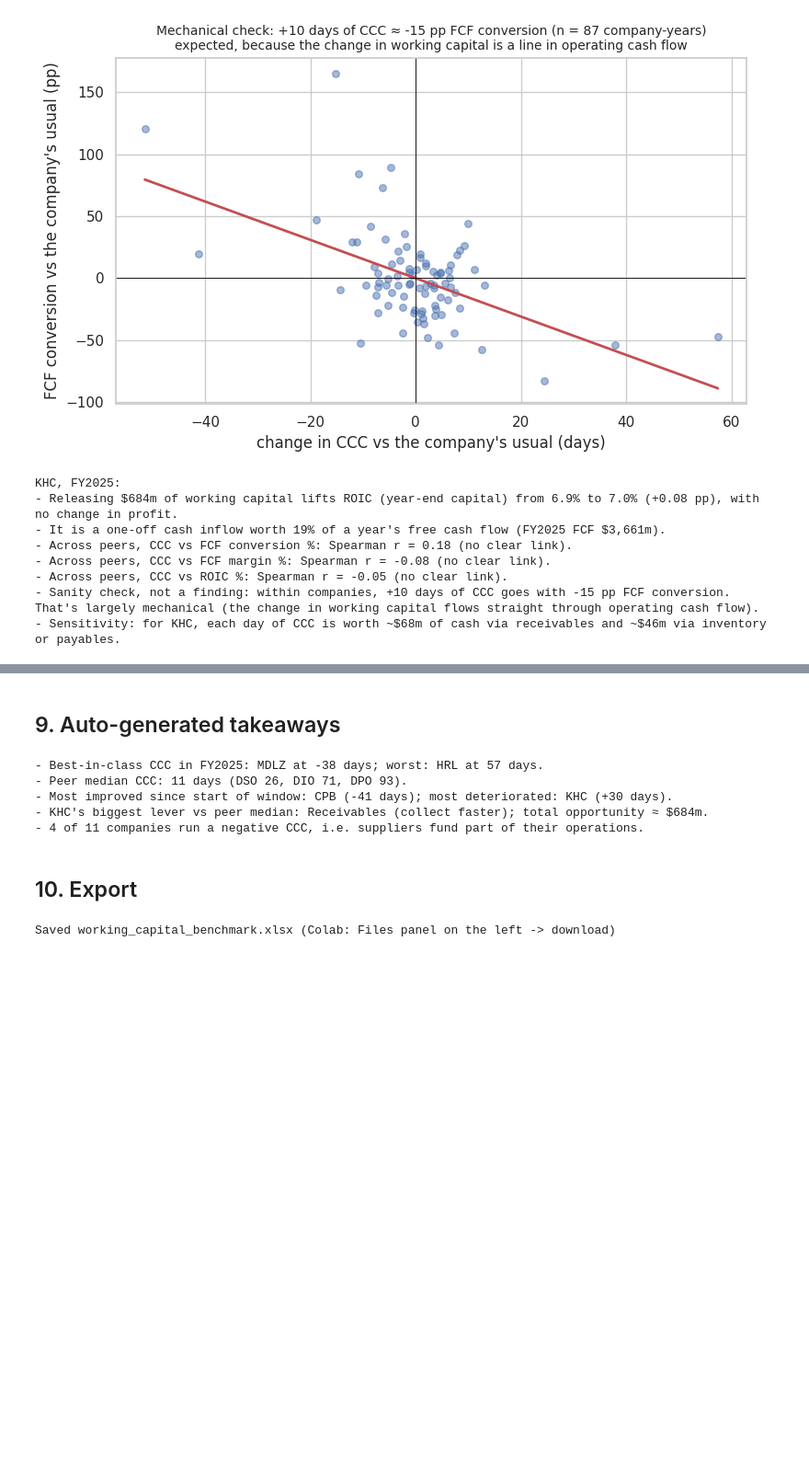
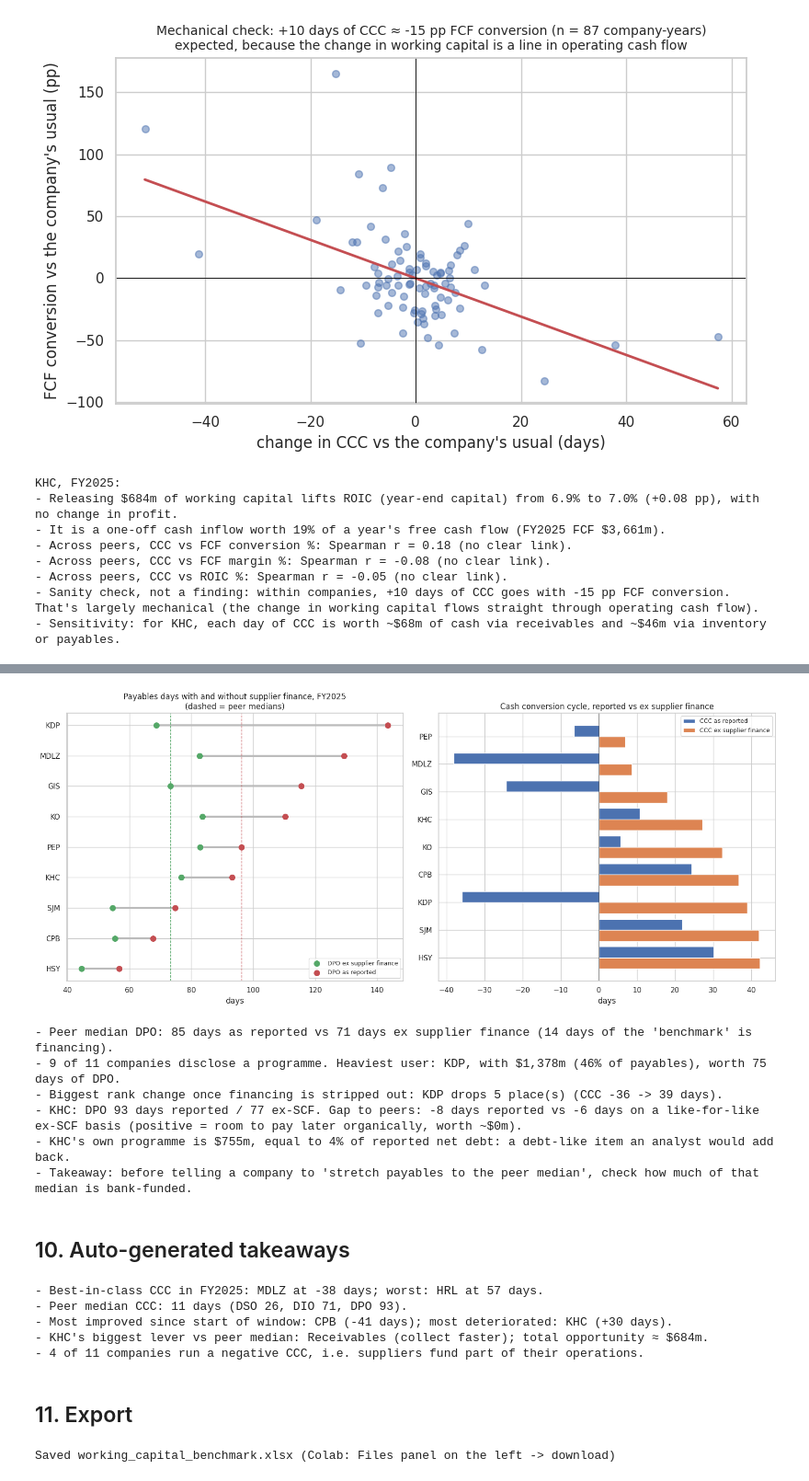
Before and after one commit to riyagupta2455/working-capital-benchmark, a Jupyter notebook: working_capital_benchmark.ipynb, the cells around one changed output, grey strips where cells are left out. Shown at 92% size. Saved outputs shown, nothing was run; the diff lists cells and outputs as text; code cells hidden in the pictures; blank space fills up the shorter version.

Commit message:
Add supplier-finance (ASU 2022-04) adjustment: DPO and CCC ex-SCF

```diff
--- a/working_capital_benchmark.ipynb
+++ b/working_capital_benchmark.ipynb
@@ -849,5 +968,66 @@ KHC, FY2025:
+# %%
+# 9b. How much of each company's payables days is supplier finance?
+d = view_scf.dropna(subset=["DPO", "DPO_ex_SCF"]).sort_values("DPO")
+fig, axes = plt.subplots(1, 2, figsize=(16, 0.5 * len(d) + 2.5))
+ax = axes[0]
+for i, (t, r) in enumerate(d.iterrows()):
+    ax.plot([r["DPO_ex_SCF"], r["DPO"]], [i, i], color="#BBBBBB", lw=3, zorder=1)
+ax.scatter(d["DPO_ex_SCF"], range(len(d)), color="#55A868", s=70, label="DPO ex supplier finance", zorder=2)
+ax.scatter(d["DPO"], range(len(d)), color="#C44E52", s=70, label="DPO as reported", zorder=3)
+ax.set_yticks(range(len(d))); ax.set_yticklabels(d.index)
+ax.axvline(d["DPO"].median(), color="#C44E52", ls="--", lw=1)
+ax.axvline(d["DPO_ex_SCF"].median(), color="#55A868", ls="--", lw=1)
+ax.set_xlabel("days"); ax.legend(loc="lower right", fontsize=9)
+ax.set_title(f"Payables days with and without supplier finance, FY{LATEST}\n(dashed = peer medians)")
+
+ax = axes[1]
+d2 = view_scf.dropna(subset=["CCC", "CCC_ex_SCF"]).sort_values("CCC_ex_SCF")
+y = np.arange(len(d2))
+ax.barh(y - 0.2, d2["CCC"], height=0.4, color="#4C72B0", label="CCC as reported")
+ax.barh(y + 0.2, d2["CCC_ex_SCF"], height=0.4, color="#DD8452", label="CCC ex supplier finance")
+ax.set_yticks(y); ax.set_yticklabels(d2.index); ax.invert_yaxis()
+ax.axvline(0, color="black", lw=0.6); ax.set_xlabel("days"); ax.legend(fontsize=9)
+ax.set_title("Cash conversion cycle, reported vs ex supplier finance")
+plt.tight_layout(); plt.show()
+
+# 9c. Re-test the target's payables gap against an ex-SCF benchmark
+peers_ls = ls.drop(index=TARGET, errors="ignore")
+bm_rep = benchmark(peers_ls["DPO"].dropna(), BENCHMARK, higher_is_better=True)
+bm_ex = benchmark(peers_ls["DPO_ex_SCF"].dropna(), BENCHMARK, higher_is_better=True)
+tr_s = ls.loc[TARGET] if TARGET in ls.index else None
+
+print(f"- Peer {BENCHMARK} DPO: {bm_rep:.0f} days as reported vs {bm_ex:.0f} days ex supplier finance "
+      f"({bm_rep - bm_ex:.0f} days of the 'benchmark' is financing).")
+users = view_scf[view_scf["SCF_%_payables"] > 0].sort_values("SCF_%_payables", ascending=False)
+if len(users):
+    top = users.index[0]
+    print(f"- {len(users)} of {len(view_scf)} companies disclose a programme. Heaviest user: {top}, with "
+          f"${users.loc[top, 'SCF_$m']:,.0f}m ({users.loc[top, 'SCF_%_payables']:.0f}% of payables), "
+          f"worth {view_scf.loc[top, 'DPO'] - view_scf.loc[top, 'DPO_ex_SCF']:.0f} days of DPO.")
+moved = (view_scf["CCC_ex_SCF_rank"] - view_scf["CCC_rank"]).dropna()
+if len(moved) and moved.abs().max() > 0:
+    w = moved.idxmax()
+    print(f"- Biggest rank change once financing is stripped out: {w} drops {int(moved[w])} place(s) "
+          f"(CCC {view_scf.loc[w, 'CCC']:.0f} -> {view_scf.loc[w, 'CCC_ex_SCF']:.0f} days).")
+if tr_s is not None and pd.notna(tr_s["DPO_ex_SCF"]):
+    gap_rep = bm_rep - tr_s["DPO"]; gap_ex = bm_ex - tr_s["DPO_ex_SCF"]
+    print(f"- {TARGET}: DPO {tr_s['DPO']:.0f} days reported / {tr_s['DPO_ex_SCF']:.0f} ex-SCF. "
+          f"Gap to peers: {gap_rep:+.0f} days reported vs {gap_ex:+.0f} days on a like-for-like ex-SCF basis "
+          f"(positive = room to pay later organically, worth ~${max(gap_ex, 0) * tr_s['cogs'] / DAYS / 1e6:,.0f}m).")
+    if pd.notna(tr_s["scf"]) and tr_s["scf"] > 0 and pd.notna(tr_s["net_debt"]) and tr_s["net_debt"] > 0:
+        print(f"- {TARGET}'s own programme is ${tr_s['scf'] / 1e6:,.0f}m, equal to {tr_s['SCF_%_net_debt']:.0f}% of reported net debt: "
+              "a debt-like item an analyst would add back.")
+print("- Takeaway: before telling a company to 'stretch payables to the peer median', check how much of that median is bank-funded.")
+# %% [output]
+[figure, added]
+- Peer median DPO: 85 days as reported vs 71 days ex supplier finance (14 days of the 'benchmark' is financing).
+- 9 of 11 companies disclose a programme. Heaviest user: KDP, with $1,378m (46% of payables), worth 75 days of DPO.
+- Biggest rank change once financing is stripped out: KDP drops 5 place(s) (CCC -36 -> 39 days).
+- KHC: DPO 93 days reported / 77 ex-SCF. Gap to peers: -8 days reported vs -6 days on a like-for-like ex-SCF basis (positive = room to pay later organically, worth ~$0m).
+- KHC's own programme is $755m, equal to 4% of reported net debt: a debt-like item an analyst would add back.
+- Takeaway: before telling a company to 'stretch payables to the peer median', check how much of that median is bank-funded.
 # %% [markdown]
-## 9. Auto-generated takeaways
+## 10. Auto-generated takeaways
 # %%
 best, worst = latest["CCC"].idxmin(), latest["CCC"].idxmax()
 first = m.groupby("ticker")["fy"].min()
@@ -868,7 +1048,7 @@ print(f"- {sum(latest['CCC'] < 0)} of {len(latest)} companies run a negative CCC
 - KHC's biggest lever vs peer median: Receivables (collect faster); total opportunity ≈ $684m.
 - 4 of 11 companies run a negative CCC, i.e. suppliers fund part of their operations.
 # %% [markdown]
-## 10. Export
+## 11. Export
 # %%
 with pd.ExcelWriter("working_capital_benchmark.xlsx") as xw:
     m.to_excel(xw, sheet_name="metrics_by_year", index=False)
```
Also changed, not shown: parts of 5 cells of this notebook.
